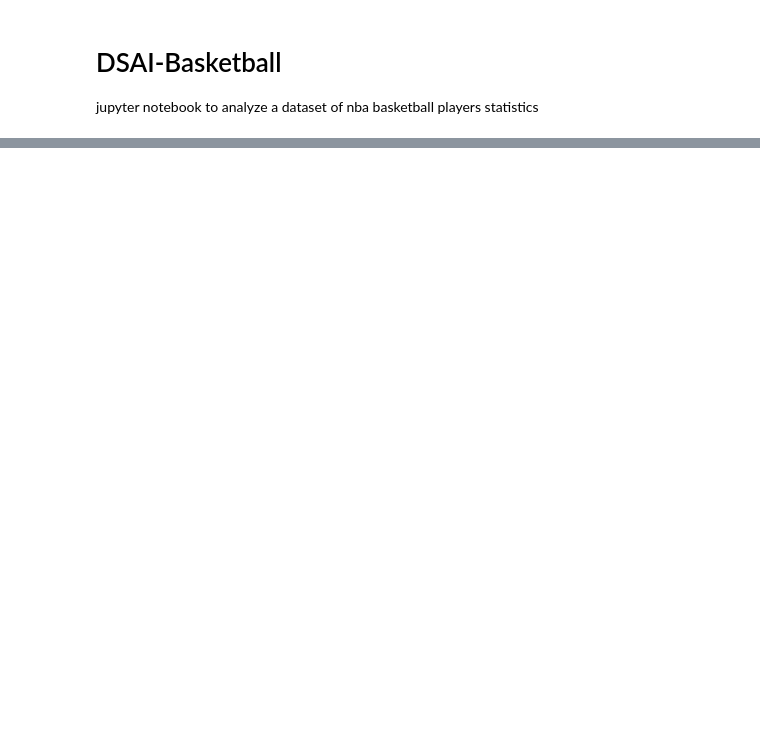
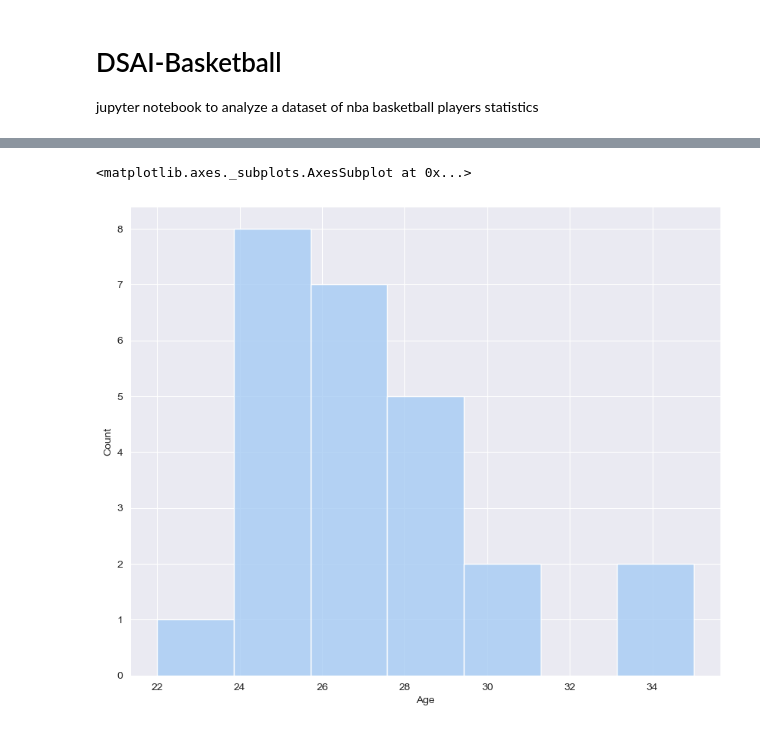
Before and after one commit to oliverpk2000/dsai-basketball, a Jupyter notebook: dsai-basketball.ipynb, the cells around one changed output, grey strips where cells are left out. Saved outputs shown, nothing was run; the diff lists cells and outputs as text; code cells hidden in the pictures; blank space fills up the shorter version.

```diff
--- a/dsai-basketball.ipynb
+++ b/dsai-basketball.ipynb
@@ -38,0 +39,6 @@ sns.histplot(data=pts_higher_ten, x="FG%", y="PTS", hue="PosN")
+# %%
+mvp = df[df['MVP'] == True]
+sns.histplot(data=mvp, x="Age")
+# %% [output]
+<matplotlib.axes._subplots.AxesSubplot at 0x...>
+[figure, added]
```
Also changed, not shown: parts of 5 cells of this notebook.
